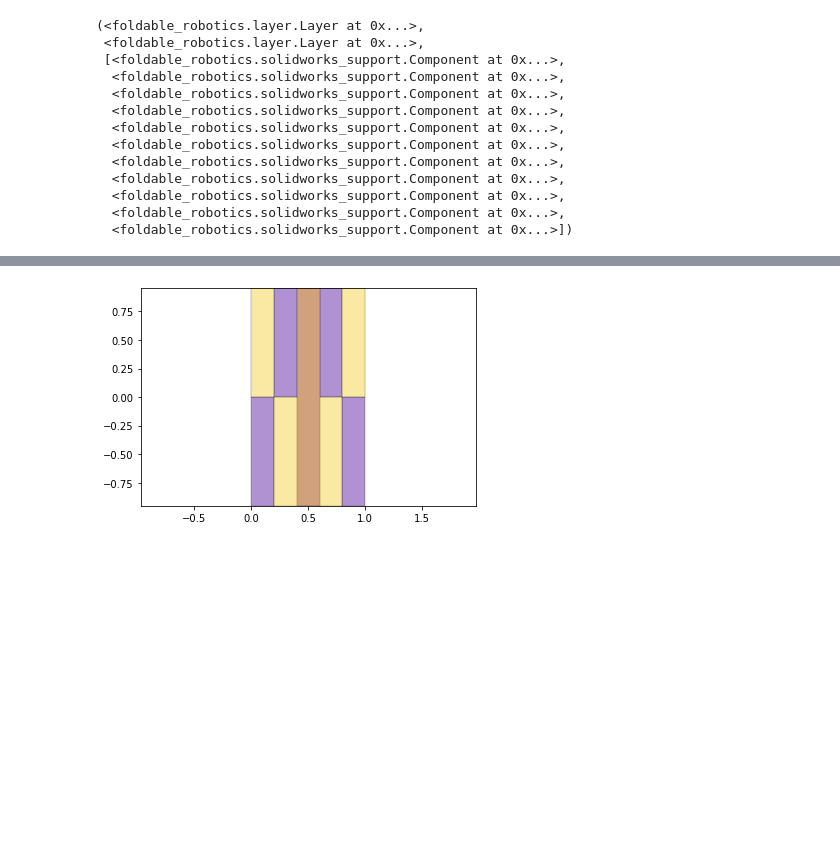
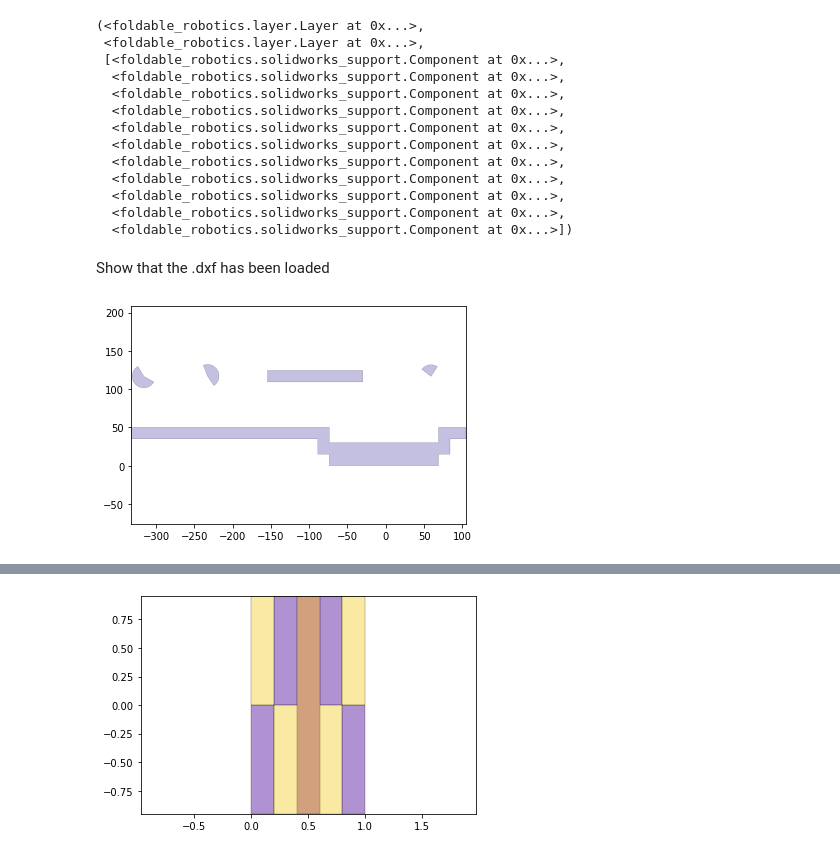
Before and after one commit to arnoldjames98/arnoldjames98.github.io, a Jupyter notebook: designManufacturing.ipynb, the cells around one changed output, grey strips where cells are left out. Drawn from its saved outputs; the diff is of its cells as text; code cells hidden in the pictures; blank space fills up the shorter version.

```diff
--- a/designManufacturing.ipynb
+++ b/designManufacturing.ipynb
@@ -227,3 +282,11 @@ foldable_robotics.solidworks_support.process(input_filename,output_file_name,pre
   <foldable_robotics.solidworks_support.Component at 0x...>,
   <foldable_robotics.solidworks_support.Component at 0x...>,
   <foldable_robotics.solidworks_support.Component at 0x...>])
+# %% [markdown]
+Show that the .dxf has been loaded
+# %%
+body = get_bodies(output_file_name,'body',1)
+body = foldable_robotics.manufacturing.cleanup(body,.01)
+body.plot()
+# %% [output]
+[figure, added]
```
Also changed, not shown: parts of 26 cells of this notebook.
